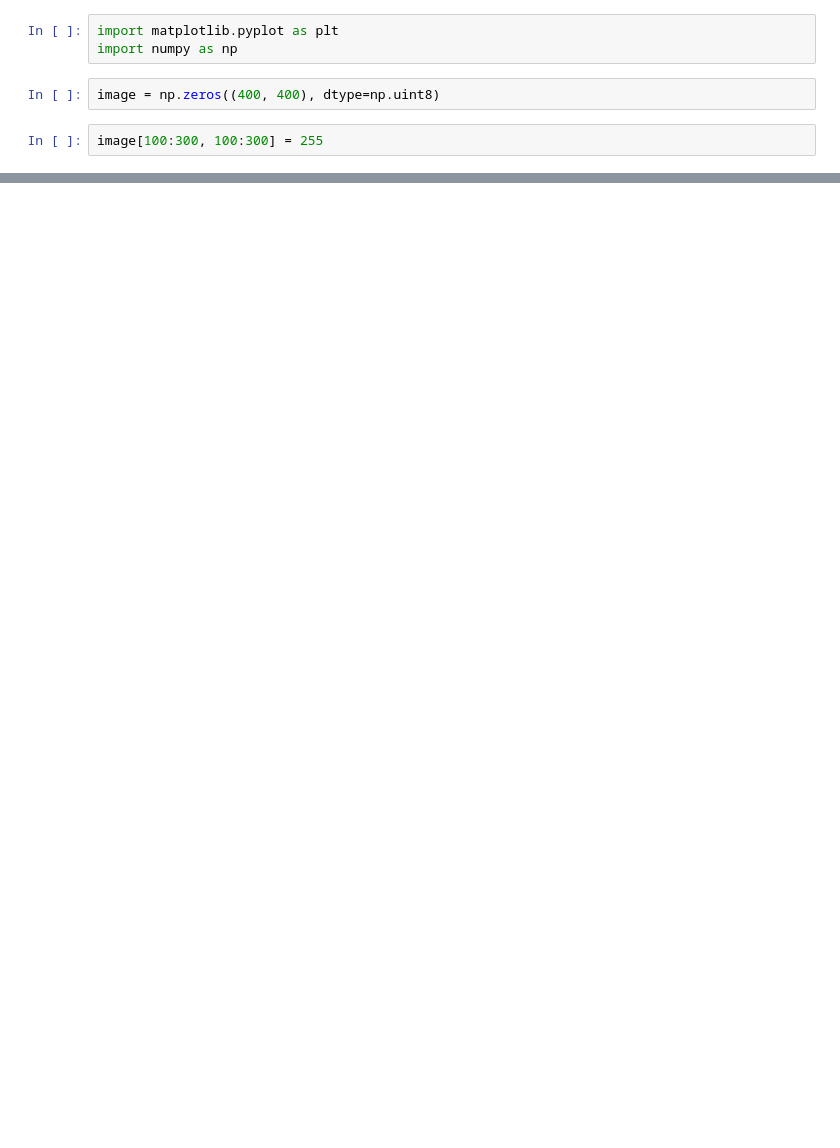
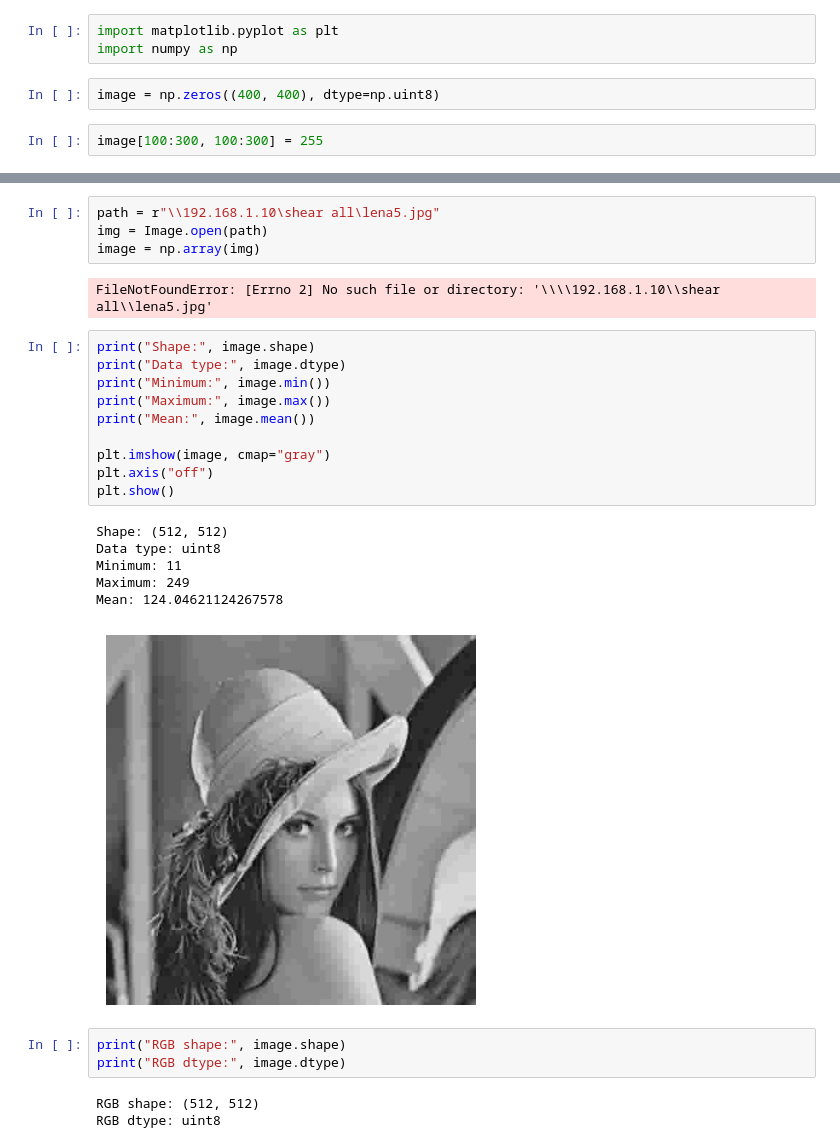
Before and after one commit to alhasanwork21-ship-it/Image-Processing, a Jupyter notebook: test.ipynb, the cells around one changed output, grey strips where cells are left out. Cells and saved outputs as stored; diff of their text form; blank space fills up the shorter version.

```diff
--- a/test.ipynb
+++ b/test.ipynb
@@ -67,0 +104,29 @@ plt.imshow(image, cmap='gray')
+# %%
+path = r"\\192.168.1.10\shear all\lena5.jpg"
+img = Image.open(path)
+image = np.array(img)
+# %% [output]
+FileNotFoundError: [Errno 2] No such file or directory: '\\\\192.168.1.10\\shear all\\lena5.jpg'
+# %%
+print("Shape:", image.shape)
+print("Data type:", image.dtype)
+print("Minimum:", image.min())
+print("Maximum:", image.max())
+print("Mean:", image.mean())
+
+plt.imshow(image, cmap="gray")
+plt.axis("off")
+plt.show()
+# %% [output]
+Shape: (512, 512)
+Data type: uint8
+Minimum: 11
+Maximum: 249
+Mean: 124.04621124267578
+[figure, added]
+# %%
+print("RGB shape:", image.shape)
+print("RGB dtype:", image.dtype)
+# %% [output]
+RGB shape: (512, 512)
+RGB dtype: uint8
```
Also changed, not shown: parts of 8 cells of this notebook.
